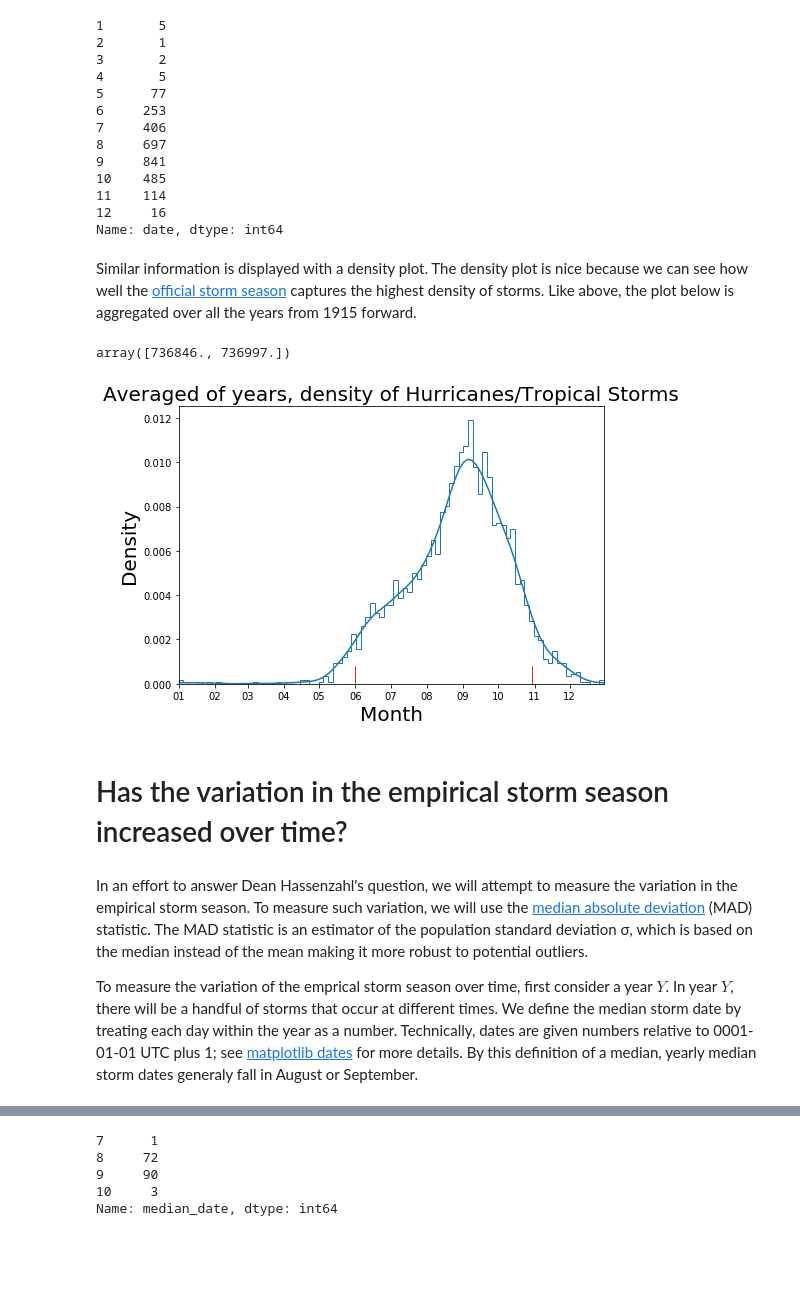
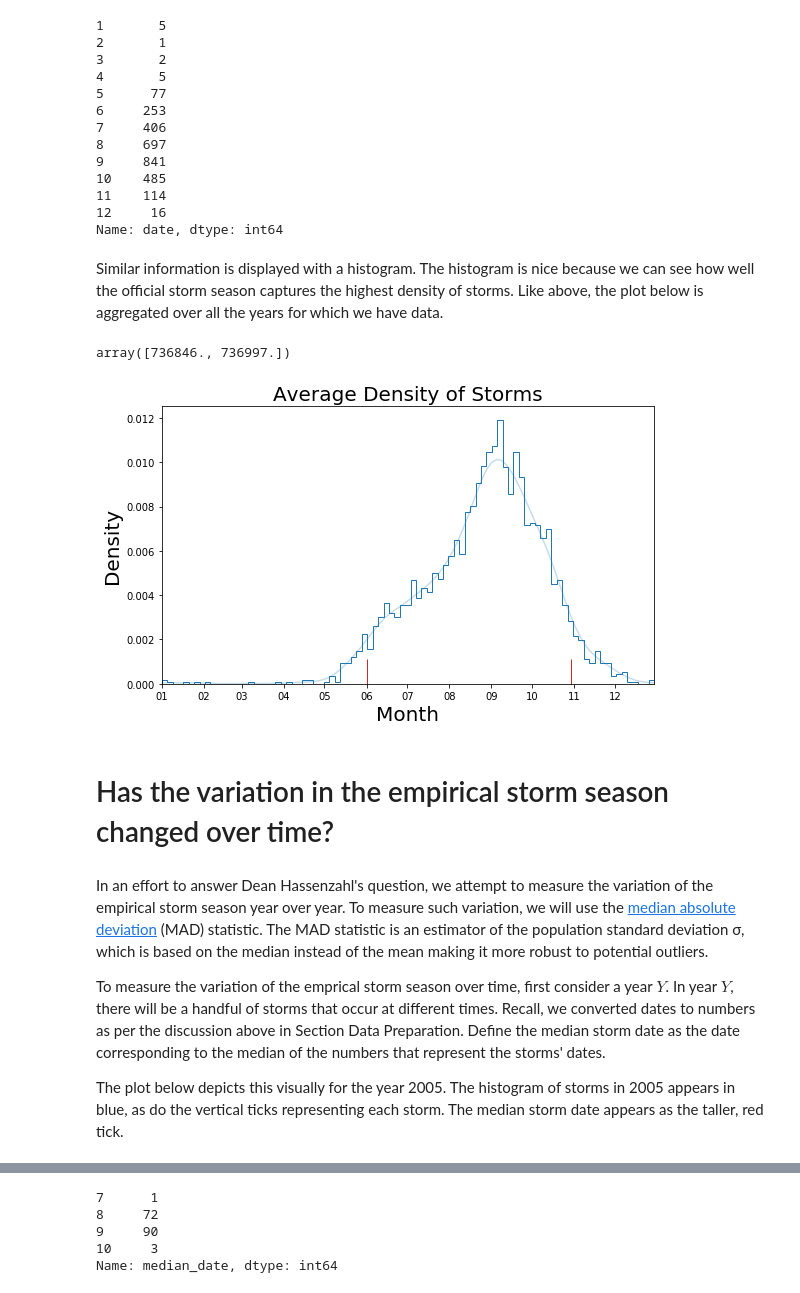
Before and after one commit to roualdes/stormevents, a Jupyter notebook: stormevents.ipynb, the cells around one changed output, grey strips where cells are left out. Saved outputs shown, nothing was run; the diff lists cells and outputs as text; code cells hidden in the pictures; blank space fills up the shorter version.

Commit message:
update more general model

```diff
--- a/stormevents.ipynb
+++ b/stormevents.ipynb
@@ -26,6 +34,7 @@ To properly work with dates in Python, we convert dates, in the format YYYMMDD,
 df['date'] = pd.to_datetime(df['date'], format='%Y%m%d')
 df.drop_duplicates('name', inplace=True) # don't double count storms
 df['year'] = df.date.dt.year
+df['month'] = df.date.dt.month
 df['cnum_dates'] = mdates.date2num([datetime.datetime(2018, d.month, d.day)
                          for _, d in df['date'].dropna().iteritems()])
 df['num_dates'] = mdates.date2num([datetime.datetime(d.year, d.month, d.day)
@@ -69,7 +78,7 @@ df['date'].dt.month.value_counts().sort_index()
 12     16
 Name: date, dtype: int64
 # %% [markdown]
-Similar information is displayed with a density plot.  The density plot is nice because we can see how well the [official storm season](https://en.wikipedia.org/wiki/Atlantic_hurricane_season) captures the highest density of storms.  Like above, the plot below is aggregated over all the years from 1915 forward.
+Similar information is displayed with a histogram.  The histogram is nice because we can see how well the official storm season captures the highest density of storms.  Like above, the plot below is aggregated over all the years for which we have data.
 # %%
 storm_season = mdates.date2num([datetime.datetime(2018, 6, 1),
                                 datetime.datetime(2018, 10, 30)])
@@ -79,21 +88,23 @@ array([736846., 736997.])
 # %%
 fig, ax = plt.subplots(1, 1, figsize=(8, 5))
 ax.cla()
-bp.density(df['cnum_dates'])
 bp.histogram(df['cnum_dates'], bins=365//4)
-bp.rug(storm_season, markersize=36, color='tab:red')
+bp.density(df['cnum_dates'], alpha=0.25)
+bp.rug(storm_season, markersize=50, color='tab:red')
 plt.xlabel('Month', fontsize=20)
 plt.ylabel('Density', fontsize=20)
-plt.title('Averaged of years, density of Hurricanes/Tropical Storms', fontsize=20)
+plt.title('Average Density of Storms', fontsize=20)
 ax.set_xlim([df['cnum_dates'].min(), df['cnum_dates'].max()])
 ax.xaxis.set_major_locator(mdates.AutoDateLocator())
 ax.xaxis.set_major_formatter(mdates.DateFormatter('%m'))
 plt.tight_layout()
 # %% [output]
-[figure, old version]
+[figure, new version]
 # %% [markdown]
-# Has the variation in the empirical storm season increased over time?
+# Has the variation in the empirical storm season changed over time?
 # %% [markdown]
-In an effort to answer Dean Hassenzahl's question, we will attempt to measure the variation in the empirical storm season.  To measure such variation, we will use the [median absolute deviation](https://en.wikipedia.org/wiki/Median_absolute_deviation) (MAD) statistic.  The MAD statistic is an estimator of the population standard deviation σ, which is based on the median instead of the mean making it more robust to potential outliers.
+In an effort to answer Dean Hassenzahl's question, we attempt to measure the variation of the empirical storm season year over year.  To measure such variation, we will use the [median absolute deviation](https://en.wikipedia.org/wiki/Median_absolute_deviation) (MAD) statistic.  The MAD statistic is an estimator of the population standard deviation σ, which is based on the median instead of the mean making it more robust to potential outliers.
 
-To measure the variation of the emprical storm season over time, first consider a year $Y$.  In year $Y$, there will be a handful of storms that occur at different times.  We define the median storm date by treating each day within the year as a number.  Technically, dates are given numbers relative to 0001-01-01 UTC plus 1; see [matplotlib dates](https://matplotlib.org/api/dates_api.html) for more details.  By this definition of a median, yearly median storm dates generaly fall in August or September.
+To measure the variation of the emprical storm season over time, first consider a year $Y$.  In year $Y$, there will be a handful of storms that occur at different times.  Recall, we converted dates to numbers as per the discussion above in Section Data Preparation.  Define the median storm date as the date corresponding to the median of the numbers that represent the storms' dates.
+
+The plot below depicts this visually for the year 2005.  The histogram of storms in 2005 appears in blue, as do the vertical ticks representing each storm.  The median storm date appears as the taller, red tick.
```
Also changed, not shown: parts of 21 cells of this notebook, 2 other files.
